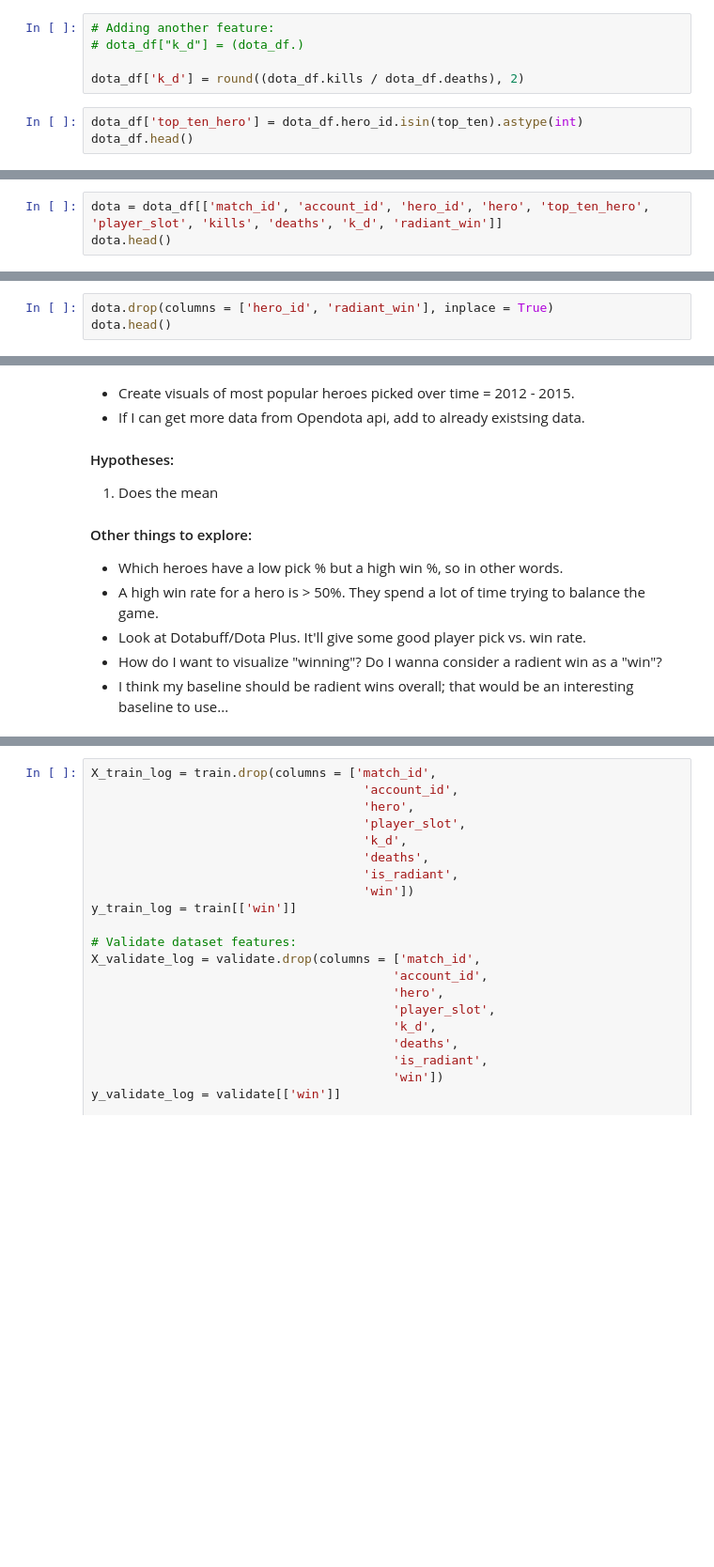
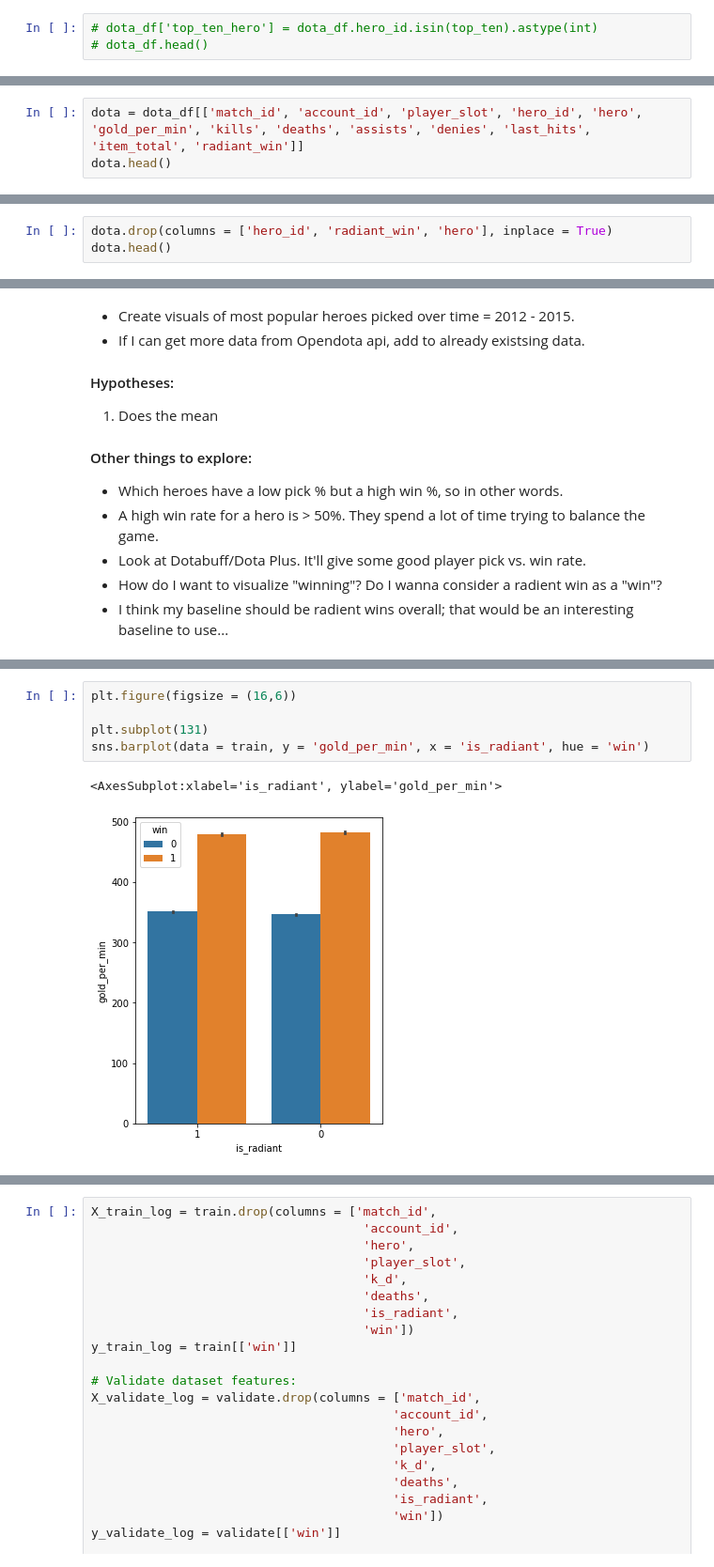
Before and after one commit to lukewbecker/dota-match-predictions, a Jupyter notebook: mvp.ipynb, the cells around one changed output, grey strips where cells are left out. Shown: that part at 94% size. Cells and saved outputs as stored; diff of their text form; blank space fills up the shorter version.

```diff
--- a/mvp.ipynb
+++ b/mvp.ipynb
@@ -281,8 +317,3 @@ dota_df[dota_df.match_id == 1]
-# %%
-# Adding another feature:
-# dota_df["k_d"] = (dota_df.)
-
-dota_df['k_d'] = round((dota_df.kills / dota_df.deaths), 2)
 # %%
-dota_df['top_ten_hero'] = dota_df.hero_id.isin(top_ten).astype(int)
-dota_df.head()
+# dota_df['top_ten_hero'] = dota_df.hero_id.isin(top_ten).astype(int)
+# dota_df.head()
@@ -293,5 +320,5 @@ dota_df[dota_df['item_5'] == None].sum()
 # %% [markdown]
 # Carving off needed columns for actual train/validate/test dataframe
 # %%
-dota = dota_df[['match_id', 'account_id', 'hero_id', 'hero', 'top_ten_hero', 'player_slot', 'kills', 'deaths', 'k_d', 'radiant_win']]
+dota = dota_df[['match_id', 'account_id', 'player_slot', 'hero_id', 'hero', 'gold_per_min', 'kills', 'deaths', 'assists', 'denies', 'last_hits', 'item_total', 'radiant_win']]
 dota.head()
@@ -332,3 +422,3 @@ dota.head()
 # %%
-dota.drop(columns = ['hero_id', 'radiant_win'], inplace = True)
+dota.drop(columns = ['hero_id', 'radiant_win', 'hero'], inplace = True)
 dota.head()
@@ -538,0 +720,8 @@ train.head()
+# %%
+plt.figure(figsize = (16,6))
+
+plt.subplot(131)
+sns.barplot(data = train, y = 'gold_per_min', x = 'is_radiant', hue = 'win')
+# %% [output]
+<AxesSubplot:xlabel='is_radiant', ylabel='gold_per_min'>
+[figure, added]
```
Also changed, not shown: parts of 115 cells of this notebook.
